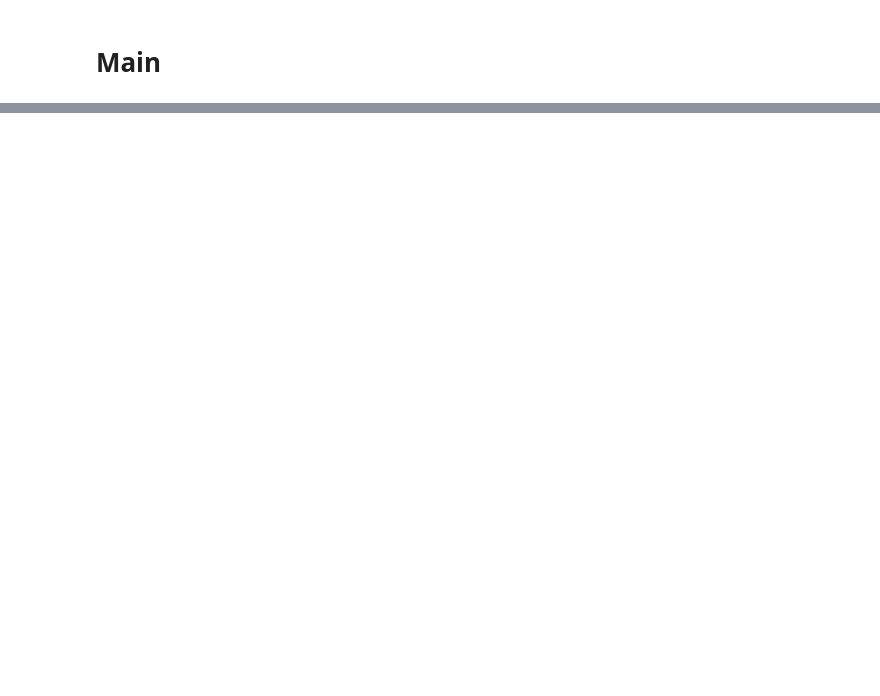
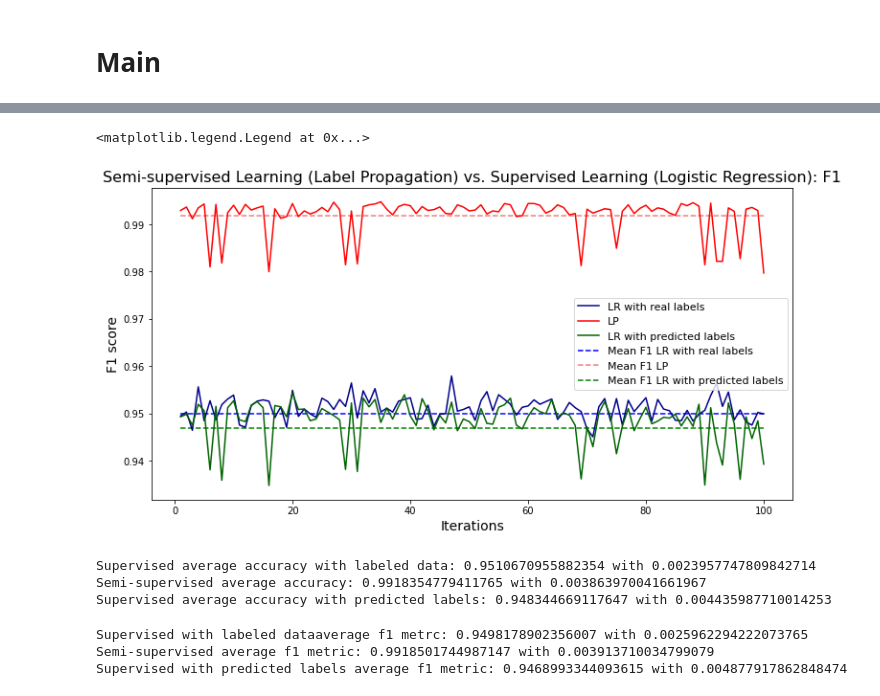
Before and after one commit to PericoLedesma/-RUG_Pattern-recognition_Assignment-2, a Jupyter notebook: Task_2/Assignment2_task2.ipynb, the cells around one changed output, grey strips where cells are left out. Drawn from its saved outputs; the diff is of its cells as text; code cells hidden in the pictures; blank space fills up the shorter version.

```diff
--- a/Task_2/Assignment2_task2.ipynb
+++ b/Task_2/Assignment2_task2.ipynb
@@ -96,0 +110,37 @@ plt.legend()
+# %%
+print_1_f = [i[0] for i in (f1_tab)]
+print_2_f = [i[1] for i in (f1_tab)]
+print_3_f = [i[2] for i in (f1_tab)]
+iters = len(f1_tab)
+plt.figure(figsize=(12,6))
+plt.plot(range(1,iters+1), print_1, label = 'LR with real labels', color = 'darkblue')
+plt.plot(range(1,iters+1), print_2, label = 'LP', color = 'red')
+plt.plot(range(1,iters+1), print_3, label = 'LR with predicted labels', color = 'darkgreen')
+plt.xlabel('Iterations', fontsize=14)
+plt.ylabel('F1 score', fontsize=14)
+plt.title('Semi-supervised Learning (Label Propagation) vs. Supervised Learning (Logistic Regression): F1', fontsize=16)
+plt.hlines(np.mean(print_1_f), 1, 100, linestyles='dashed', label = 'Mean F1 LR with real labels', colors='blue')
+plt.hlines(np.mean(print_2_f), 1, 100, linestyles='dashed', label = 'Mean F1 LP', colors='lightcoral')
+plt.hlines(np.mean(print_3_f), 1, 100, linestyles='dashed', label = 'Mean F1 LR with predicted labels', colors='green')
+plt.legend(fontsize=11)
+# %% [output]
+<matplotlib.legend.Legend at 0x...>
+[figure, added]
+# %%
+print(f"Supervised average accuracy with labeled data: {np.mean(print_1)} with {np.std(print_1)} \n"\
+      f"Semi-supervised average accuracy: {np.mean(print_2)} with {np.std(print_2)} \n"\
+      f"Supervised average accuracy with predicted labels: {np.mean(print_3)} with {np.std(print_3)}")
+
+# pint the standard devaition
+# %% [output]
+Supervised average accuracy with labeled data: 0.9510670955882354 with 0.0023957747809842714
+Semi-supervised average accuracy: 0.9918354779411765 with 0.003863970041661967
+Supervised average accuracy with predicted labels: 0.948344669117647 with 0.004435987710014253
+# %%
+print(f"Supervised with labeled dataaverage f1 metrc: {np.mean([i[0] for i in (f1_tab)])} with {np.std([i[0] for i in (f1_tab)])}\n"\
+      f"Semi-supervised average f1 metric: {np.mean([i[1] for i in (f1_tab)])} with {np.std ([i[1] for i in (f1_tab)])}\n"\
+      f"Supervised with predicted labels average f1 metric: {np.mean([i[2] for i in (f1_tab)])} with {np.std([i[2] for i in (f1_tab)])}")
+# %% [output]
+Supervised with labeled dataaverage f1 metrc: 0.9498178902356007 with 0.0025962294222073765
+Semi-supervised average f1 metric: 0.9918501744987147 with 0.003913710034799079
+Supervised with predicted labels average f1 metric: 0.9468993344093615 with 0.004877917862848474
```
Also changed, not shown: parts of 11 cells of this notebook.
